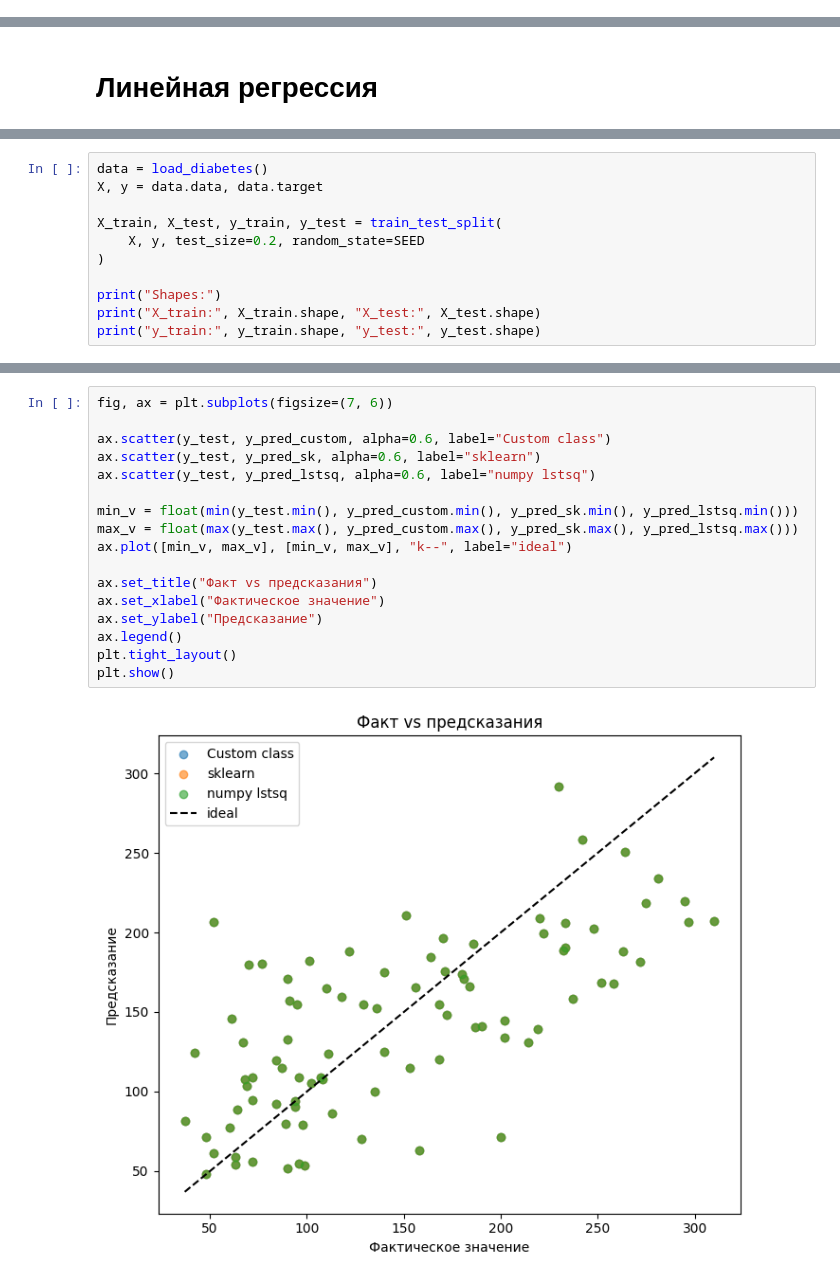
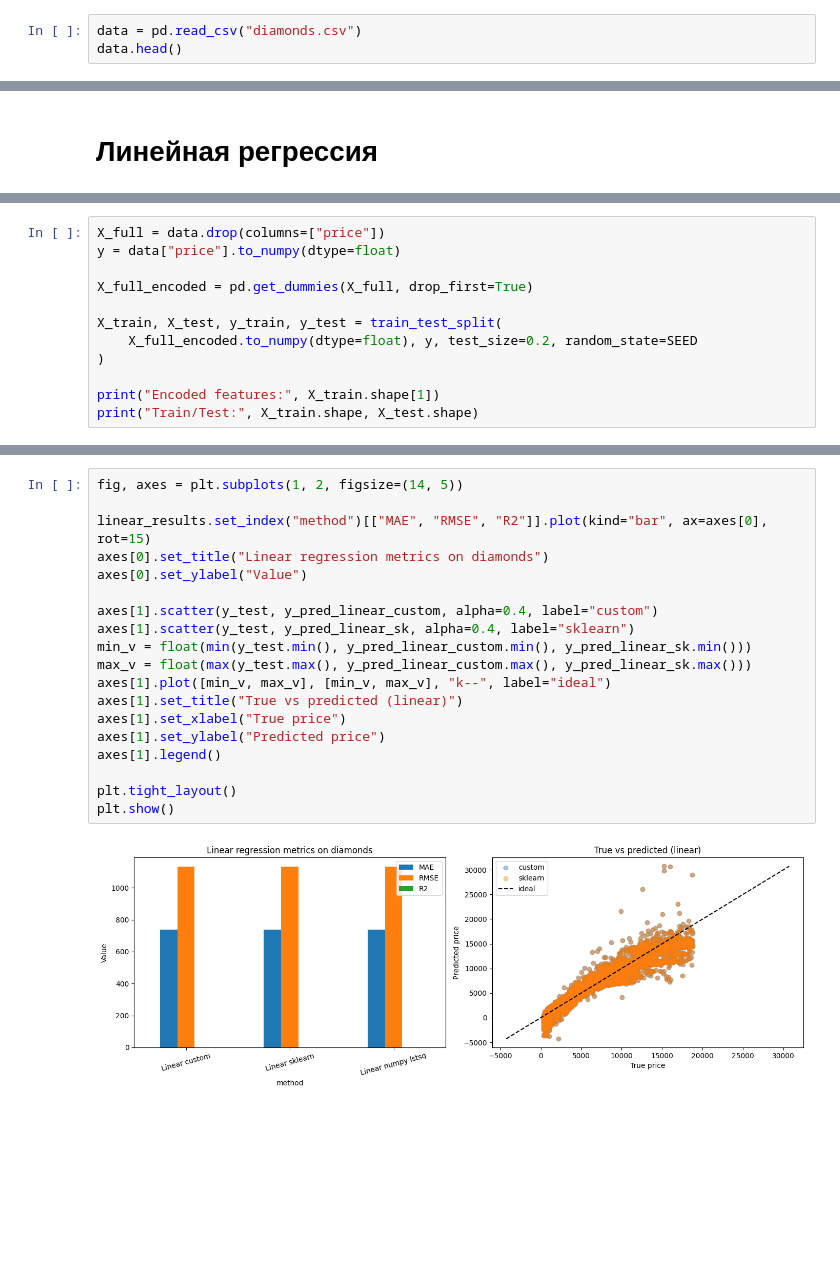
Before and after one commit to LunisLinus/machine_learning, a Jupyter notebook: linear_regression/regression.ipynb, the cells around one changed output, grey strips where cells are left out. Cells and saved outputs as stored; diff of their text form; blank space fills up the shorter version.

```diff
--- a/linear_regression/regression.ipynb
+++ b/linear_regression/regression.ipynb
@@ -15,2 +19,5 @@ from sklearn.preprocessing import PolynomialFeatures
 # %%
 SEED = 42
+# %%
+data = pd.read_csv("diamonds.csv")
+data.head()
@@ -21,12 +52,13 @@ SEED = 42
 # %%
-data = load_diabetes()
-X, y = data.data, data.target
+X_full = data.drop(columns=["price"])
+y = data["price"].to_numpy(dtype=float)
+
+X_full_encoded = pd.get_dummies(X_full, drop_first=True)
 
 X_train, X_test, y_train, y_test = train_test_split(
-    X, y, test_size=0.2, random_state=SEED
+    X_full_encoded.to_numpy(dtype=float), y, test_size=0.2, random_state=SEED
 )
 
-print("Shapes:")
-print("X_train:", X_train.shape, "X_test:", X_test.shape)
-print("y_train:", y_train.shape, "y_test:", y_test.shape)
+print("Encoded features:", X_train.shape[1])
+print("Train/Test:", X_train.shape, X_test.shape)
 # %% [output]
@@ -134,19 +91,21 @@ plt.show()
 # %%
-fig, ax = plt.subplots(figsize=(7, 6))
+fig, axes = plt.subplots(1, 2, figsize=(14, 5))
 
-ax.scatter(y_test, y_pred_custom, alpha=0.6, label="Custom class")
-ax.scatter(y_test, y_pred_sk, alpha=0.6, label="sklearn")
-ax.scatter(y_test, y_pred_lstsq, alpha=0.6, label="numpy lstsq")
+linear_results.set_index("method")[["MAE", "RMSE", "R2"]].plot(kind="bar", ax=axes[0], rot=15)
+axes[0].set_title("Linear regression metrics on diamonds")
+axes[0].set_ylabel("Value")
 
-min_v = float(min(y_test.min(), y_pred_custom.min(), y_pred_sk.min(), y_pred_lstsq.min()))
-max_v = float(max(y_test.max(), y_pred_custom.max(), y_pred_sk.max(), y_pred_lstsq.max()))
-ax.plot([min_v, max_v], [min_v, max_v], "k--", label="ideal")
+axes[1].scatter(y_test, y_pred_linear_custom, alpha=0.4, label="custom")
+axes[1].scatter(y_test, y_pred_linear_sk, alpha=0.4, label="sklearn")
+min_v = float(min(y_test.min(), y_pred_linear_custom.min(), y_pred_linear_sk.min()))
+max_v = float(max(y_test.max(), y_pred_linear_custom.max(), y_pred_linear_sk.max()))
+axes[1].plot([min_v, max_v], [min_v, max_v], "k--", label="ideal")
+axes[1].set_title("True vs predicted (linear)")
+axes[1].set_xlabel("True price")
+axes[1].set_ylabel("Predicted price")
+axes[1].legend()
 
-ax.set_title("Факт vs предсказания")
-ax.set_xlabel("Фактическое значение")
-ax.set_ylabel("Предсказание")
-ax.legend()
 plt.tight_layout()
 plt.show()
 # %% [output]
-[figure, old version]
+[figure, new version]
```
Also changed, not shown: parts of 36 cells of this notebook, 3 other files.
